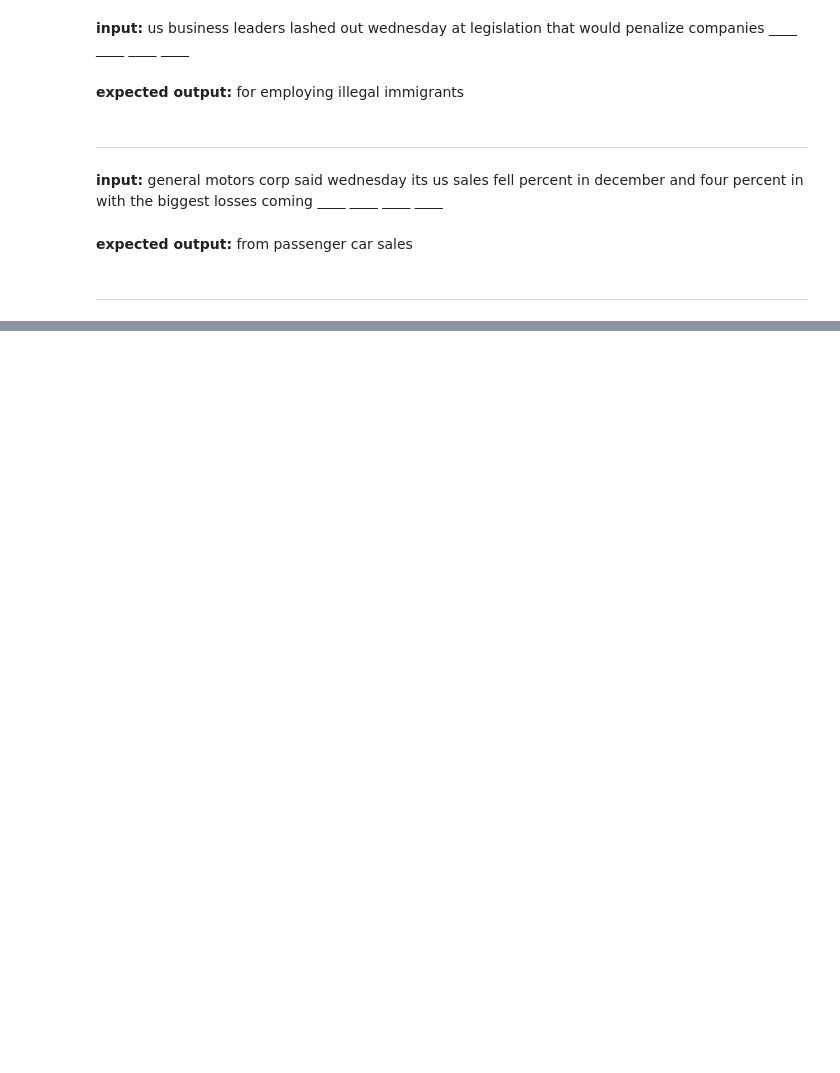
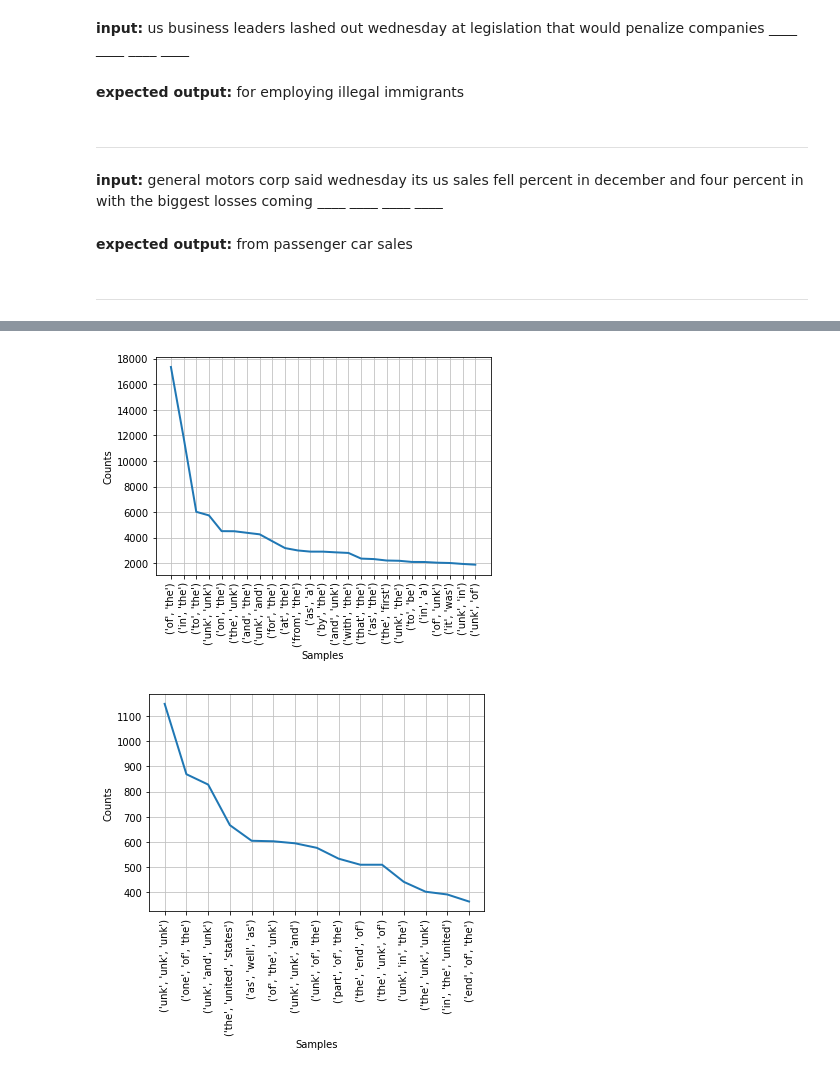
Before and after one commit to akskuchi/language-model-asr, a Jupyter notebook: exploratory_data_analysis.ipynb, the cells around one changed output, grey strips where cells are left out. Saved outputs shown, nothing was run; the diff lists cells and outputs as text; code cells hidden in the pictures; blank space fills up the shorter version.

```diff
--- a/exploratory_data_analysis.ipynb
+++ b/exploratory_data_analysis.ipynb
@@ -178,0 +261,5 @@ val_inputs, val_outputs = prepare_X_y(val_docs)
+# %%
+ngram_analysis(wt_train_docs)
+# %% [output]
+[figure, added]
+[figure, added]
```
Also changed, not shown: parts of 8 cells of this notebook.
